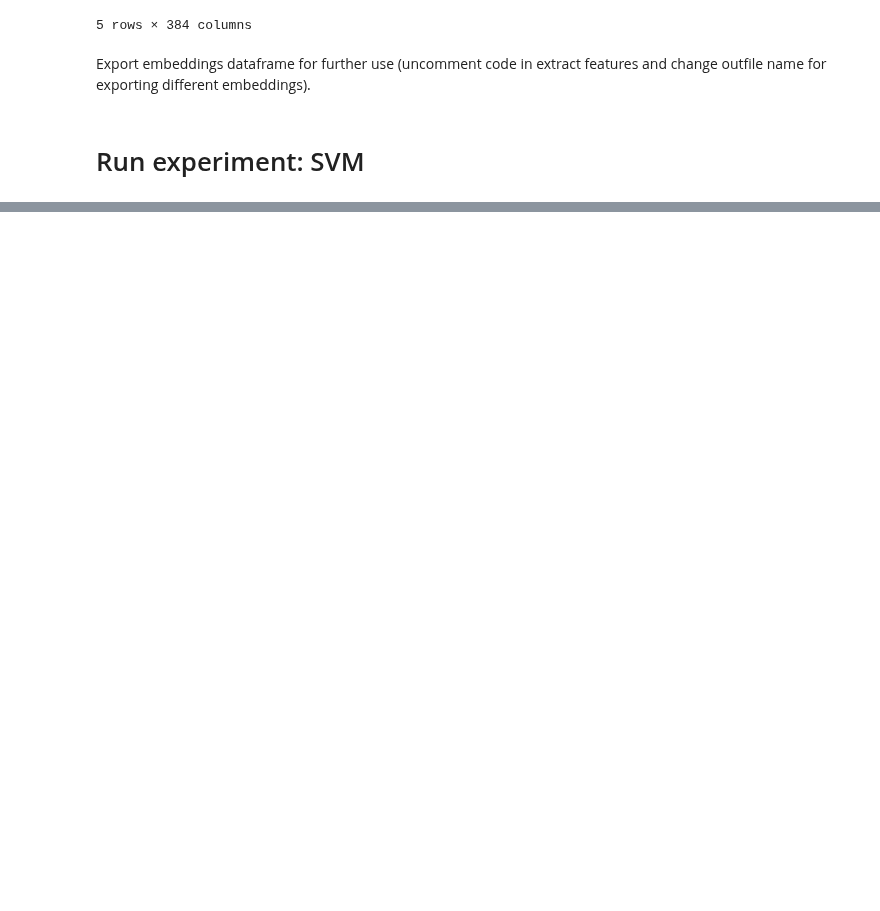
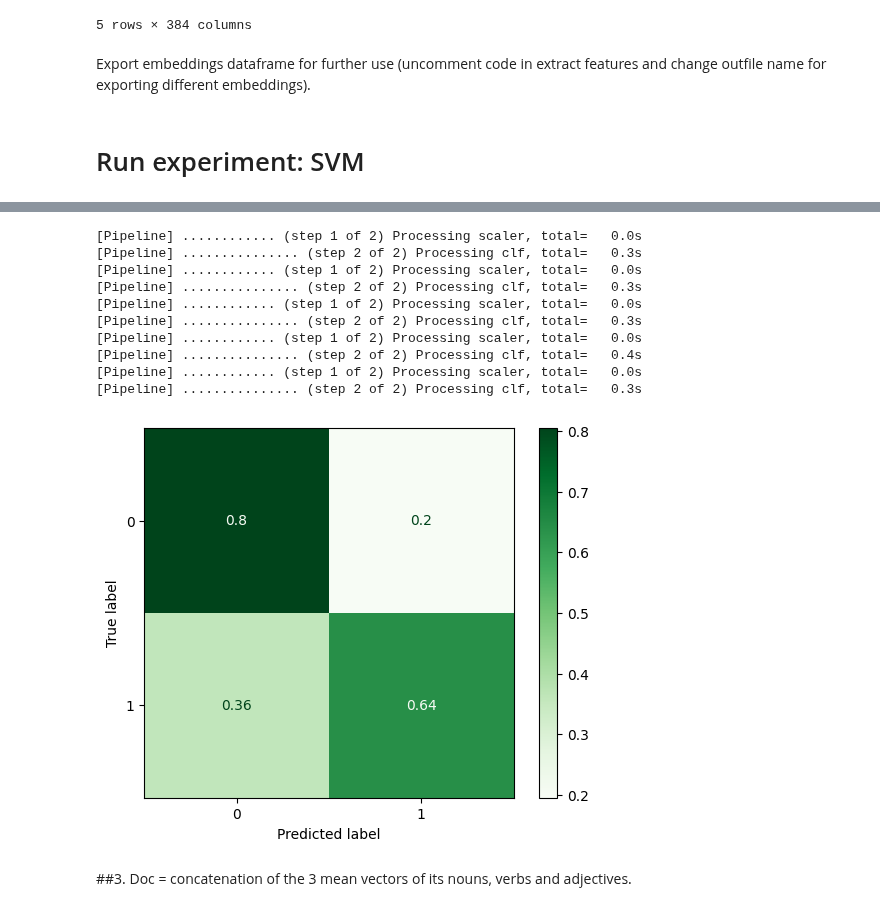
Before and after one commit to g-fabiani4-unipi/txa_project, a Jupyter notebook: src/Classification_with_word_embeddings.ipynb, the cells around one changed output, grey strips where cells are left out. Saved outputs shown, nothing was run; the diff lists cells and outputs as text; code cells hidden in the pictures; blank space fills up the shorter version.

```diff
--- a/src/Classification_with_word_embeddings.ipynb
+++ b/src/Classification_with_word_embeddings.ipynb
@@ -400,0 +555,2 @@ embeddings_df.to_csv(os.path.join(results_path, outfile))
+# %%
+embeddings_df = pd.read_csv('/content/txa_project/results/embs_filt_train.csv', index_col=0)
@@ -400,0 +614,18 @@ embeddings_df.to_csv(os.path.join(results_path, outfile))
+# %%
+y_pred = cross_val_predict(pipeline, train_X, train_Y, cv=splitter)
+ConfusionMatrixDisplay.from_predictions(y_pred=y_pred, y_true=train_Y, cmap='Greens', normalize='true')
+plt.show()
+# %% [output]
+[Pipeline] ............ (step 1 of 2) Processing scaler, total=   0.0s
+[Pipeline] ............... (step 2 of 2) Processing clf, total=   0.3s
+[Pipeline] ............ (step 1 of 2) Processing scaler, total=   0.0s
+[Pipeline] ............... (step 2 of 2) Processing clf, total=   0.3s
+[Pipeline] ............ (step 1 of 2) Processing scaler, total=   0.0s
+[Pipeline] ............... (step 2 of 2) Processing clf, total=   0.3s
+[Pipeline] ............ (step 1 of 2) Processing scaler, total=   0.0s
+[Pipeline] ............... (step 2 of 2) Processing clf, total=   0.4s
+[Pipeline] ............ (step 1 of 2) Processing scaler, total=   0.0s
+[Pipeline] ............... (step 2 of 2) Processing clf, total=   0.3s
+[figure, added]
+# %% [markdown]
+##3. Doc = concatenation of the 3 mean vectors of its nouns, verbs and adjectives.
```
Also changed, not shown: parts of 47 cells of this notebook.
